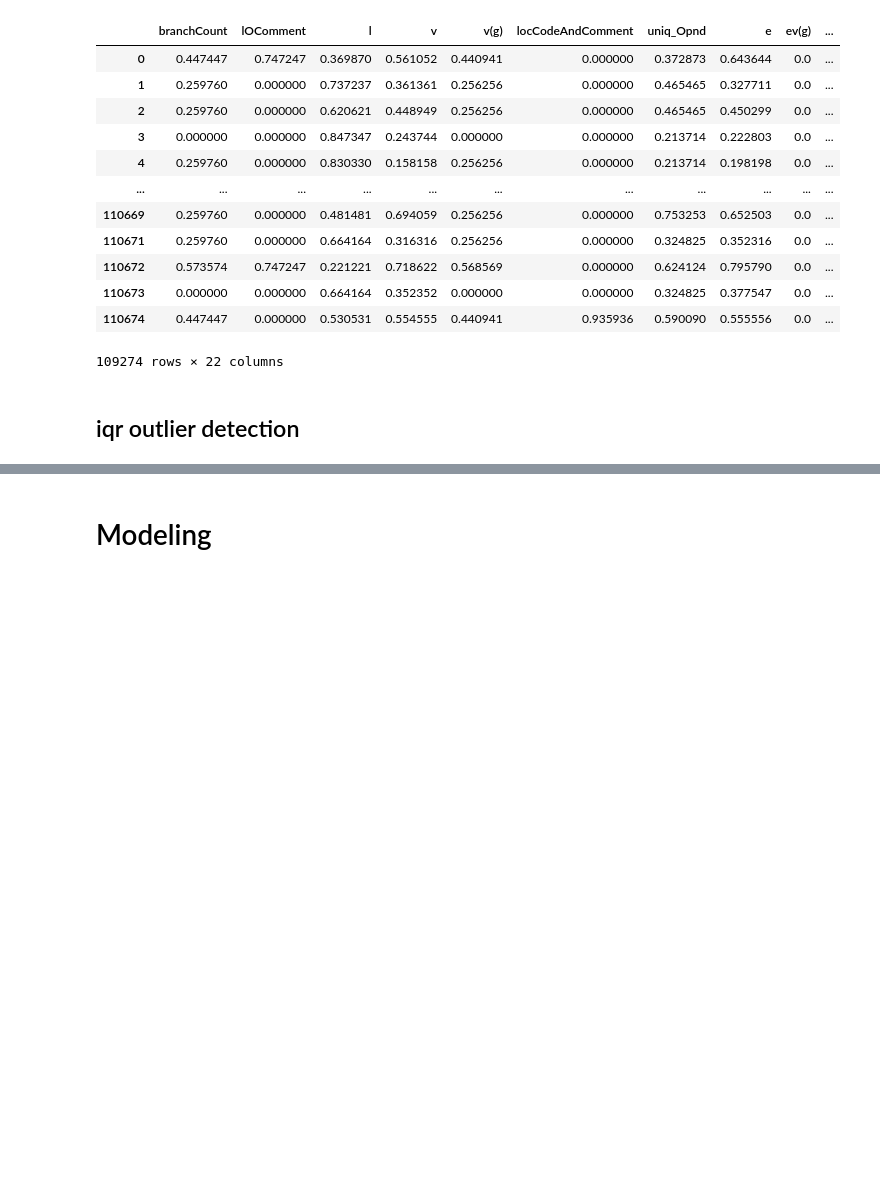
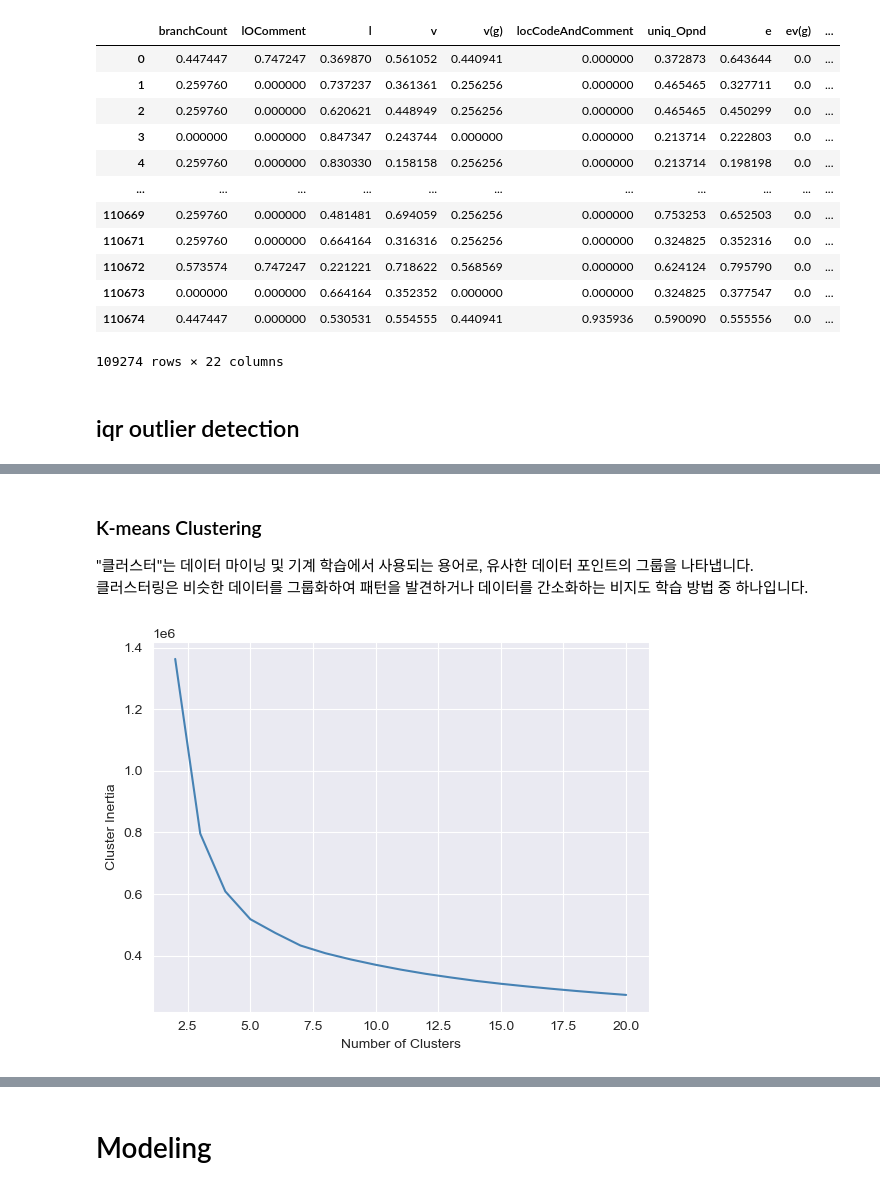
Before and after one commit to sungyongcho/kaggle_playground, a Jupyter notebook: base_final.ipynb, the cells around one changed output, grey strips where cells are left out. Saved outputs shown, nothing was run; the diff lists cells and outputs as text; code cells hidden in the pictures; blank space fills up the shorter version.

```diff
--- a/base_final.ipynb
+++ b/base_final.ipynb
@@ -138,0 +172,22 @@ df_train.dropna(axis=0,inplace=True)
+# %% [markdown]
+### K-means Clustering
+"클러스터"는 데이터 마이닝 및 기계 학습에서 사용되는 용어로, 유사한 데이터 포인트의 그룹을 나타냅니다.
+클러스터링은 비슷한 데이터를 그룹화하여 패턴을 발견하거나 데이터를 간소화하는 비지도 학습 방법 중 하나입니다.
+# %%
+from sklearn.cluster import KMeans
+
+inertias = list()
+
+for i in tqdm(range(2, 21)):
+
+    kmeans_md = Pipeline([('log-tran', ColumnTransformer([('log', FunctionTransformer(np.log1p), colnames)])),
+                          ('stand', StandardScaler()),
+                          ('kmeans', KMeans(n_clusters = i, n_init = 20, random_state = 42))]).fit(df_train[colnames])
+
+    inertias.append(kmeans_md['kmeans'].inertia_)
+
+sns.lineplot(x = [i for i in range(2, 21)], y = inertias, color = 'steelblue')
+plt.xlabel('Number of Clusters')
+plt.ylabel('Cluster Inertia');
+# %% [output]
+[figure, added]
```
Also changed, not shown: parts of 22 cells of this notebook, 9 other files.
